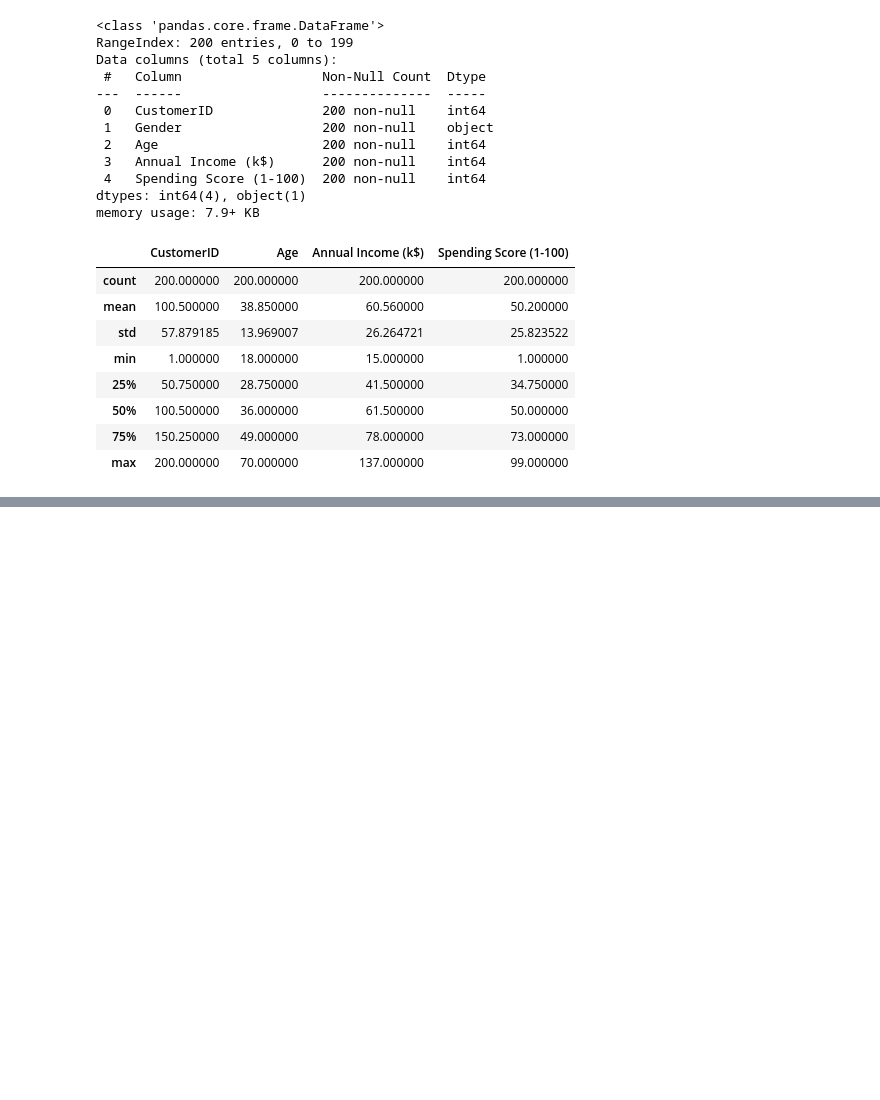
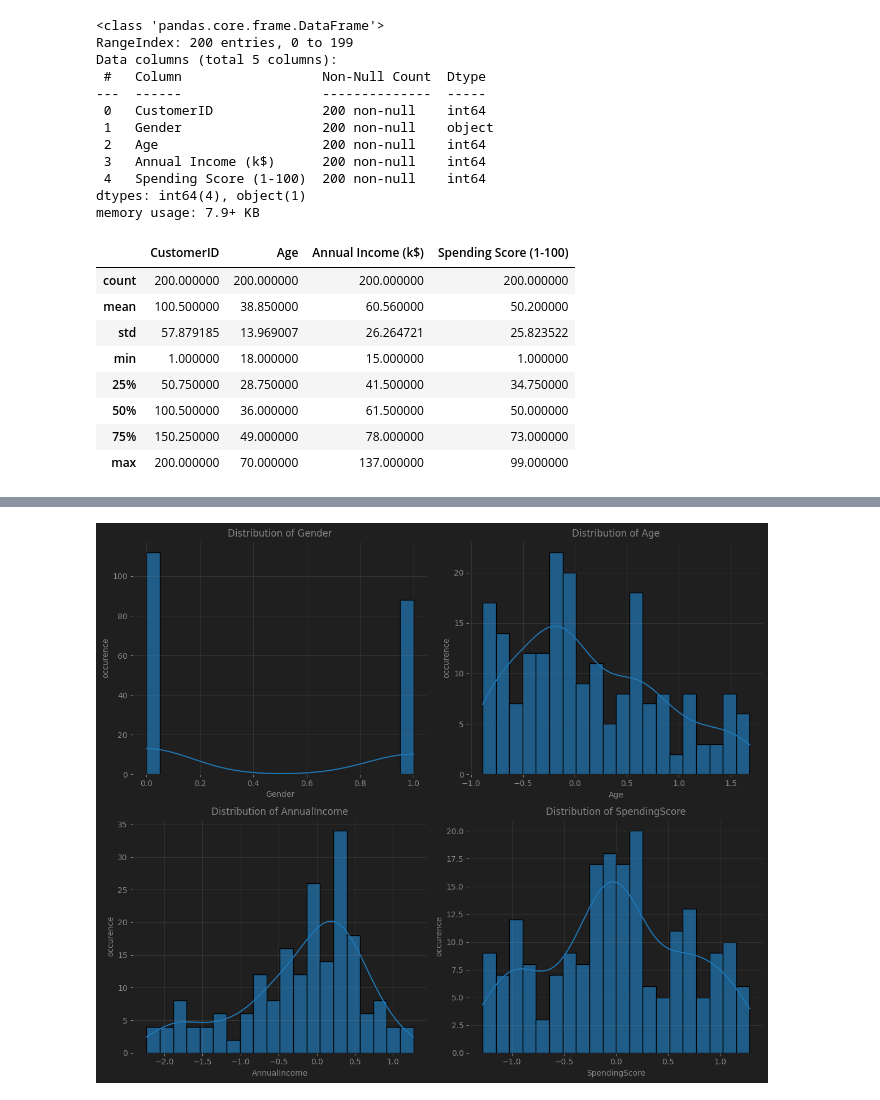
Before and after one commit to Abdelrahmen-Elashry/DEPI_Tasks, a Jupyter notebook: Task_4/Segmentation.ipynb, the cells around one changed output, grey strips where cells are left out. Drawn from its saved outputs; the diff is of its cells as text; code cells hidden in the pictures; blank space fills up the shorter version.

Commit message:
Scale the dataset

```diff
--- a/Task_4/Segmentation.ipynb
+++ b/Task_4/Segmentation.ipynb
@@ -67,0 +138,12 @@ df
+# %%
+df_scaled = df.copy()
+
+df_scaled['AnnualIncome'] = np.log10(df_scaled['AnnualIncome'])
+
+scaler = RobustScaler()
+
+cols_to_scale = ['Age', 'AnnualIncome', 'SpendingScore']
+
+df_scaled[cols_to_scale] = scaler.fit_transform(df_scaled[cols_to_scale])
+
+df_scaled.head()
@@ -67,0 +157,15 @@ df
+# %%
+fig, ax = plt.subplots(2, 2, figsize=(12, 10))
+ax = ax.flatten()
+
+for i, col in enumerate(df_scaled.columns):
+    sns.histplot(df_scaled[col], kde=True, color=PRIMARY_COLOR, alpha=0.7, ax=ax[i], bins=20)
+    ax[i].set_title(f"Distribution of {col}")
+    ax[i].set_xlabel(f"{col}")
+    ax[i].set_ylabel("occurence")
+    ax[i].grid(True)
+
+plt.tight_layout()
+plt.show()
+# %% [output]
+[figure, added]
```
Also changed, not shown: parts of 10 cells of this notebook.
